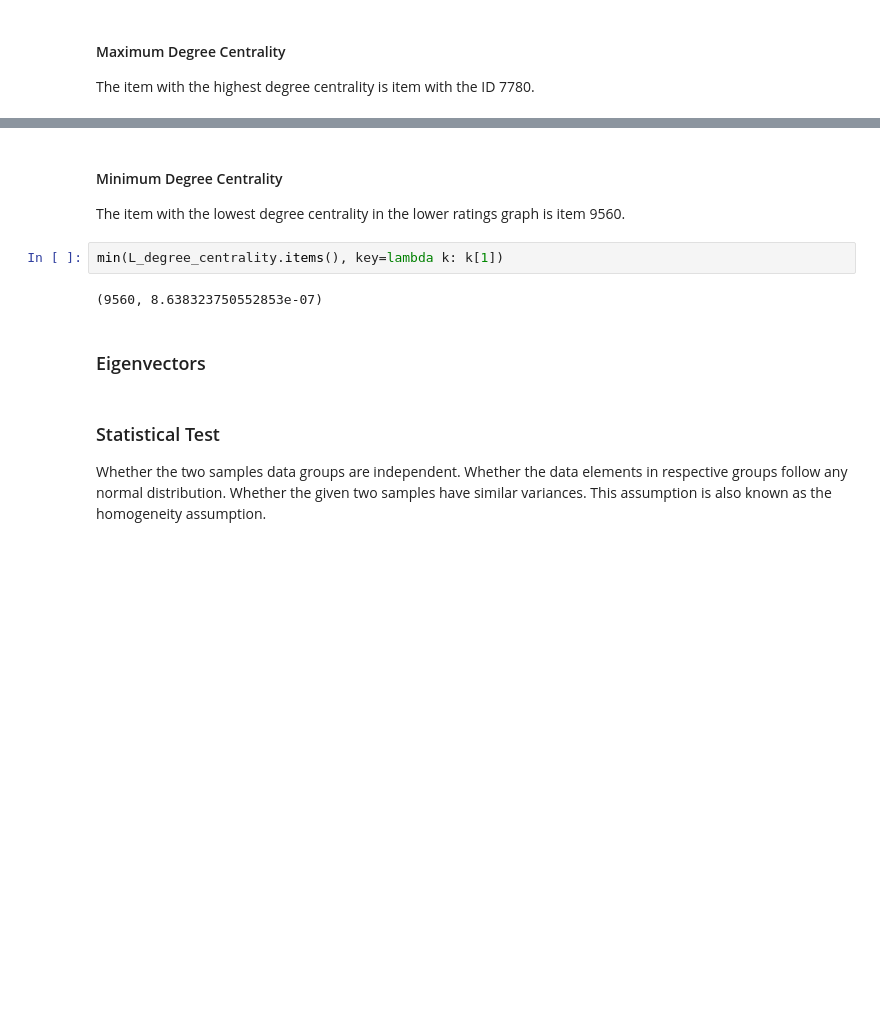
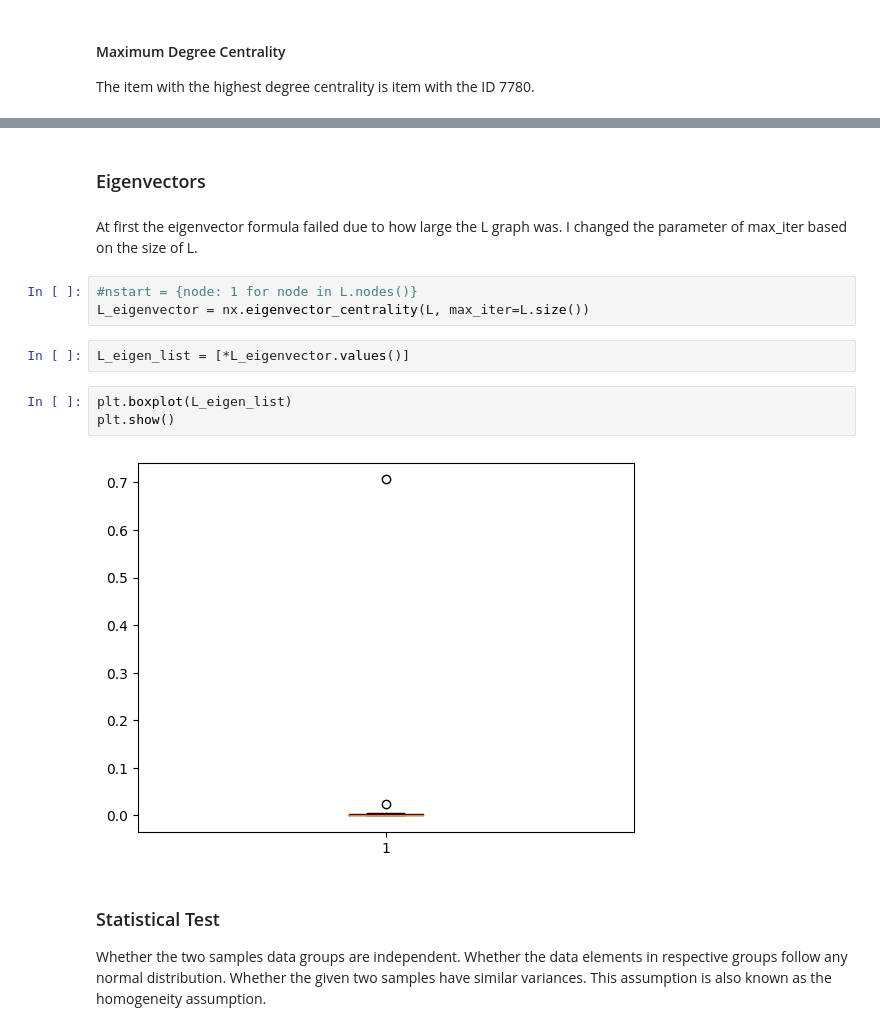
Before and after one commit to moiyajosephs/Data620, a Jupyter notebook: Project1/Project_1_Moiya_Josephs.ipynb, the cells around one changed output, grey strips where cells are left out. Cells and saved outputs as stored; diff of their text form; blank space fills up the shorter version.

```diff
--- a/Project1/Project_1_Moiya_Josephs.ipynb
+++ b/Project1/Project_1_Moiya_Josephs.ipynb
@@ -223,13 +232,17 @@ max(L_degree_centrality.items(), key=lambda k: k[1])
-# %% [markdown]
-#### Minimum Degree Centrality
-
-The item with the lowest degree centrality in the lower ratings graph is item 9560.
-# %%
-min(L_degree_centrality.items(), key=lambda k: k[1])
-# %% [output]
-(9560, 8.638323750552853e-07)
 # %% [markdown]
 ### Eigenvectors
+# %% [markdown]
+At first the eigenvector formula failed due to how large the L graph was. I changed the parameter of max_iter based on the size of L.
+# %%
+#nstart = {node: 1 for node in L.nodes()}
+L_eigenvector = nx.eigenvector_centrality(L, max_iter=L.size())
+# %%
+L_eigen_list = [*L_eigenvector.values()]
+# %%
+plt.boxplot(L_eigen_list)
+plt.show()
+# %% [output]
+[figure, added]
 # %% [markdown]
 ### Statistical Test
 
```
Also changed, not shown: parts of 37 cells of this notebook.
